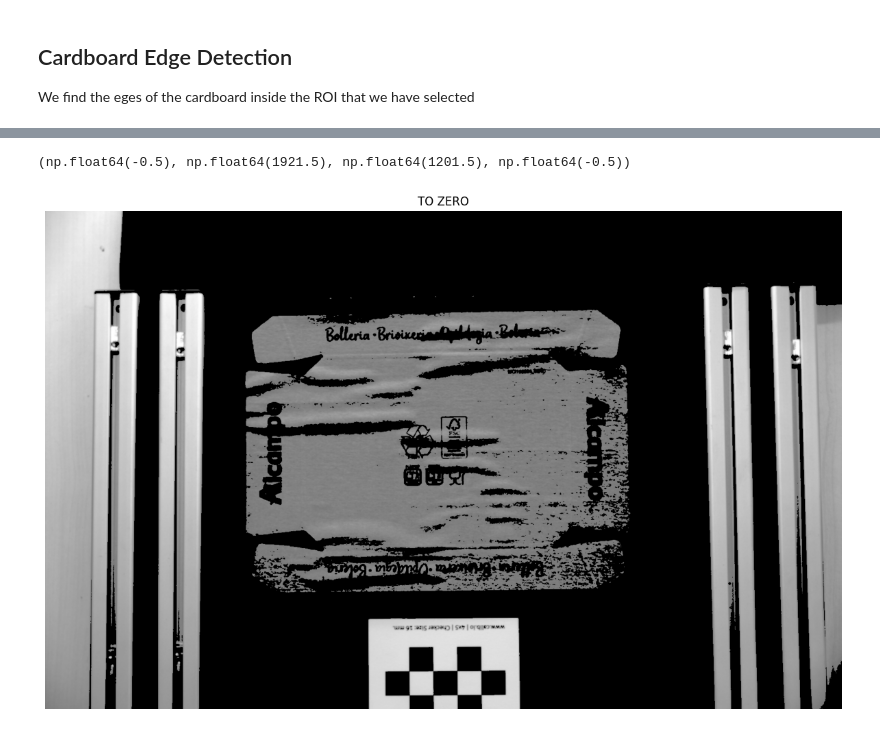
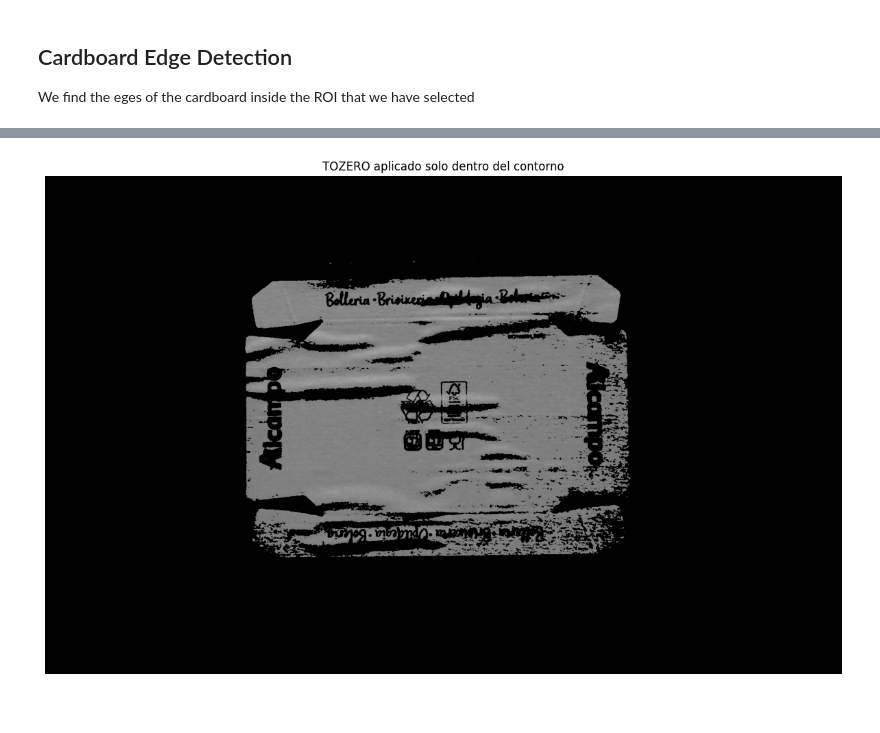
Before and after one commit to fore1806/CBFD, a Jupyter notebook: large_Bubbles.ipynb, the cells around one changed output, grey strips where cells are left out. Saved outputs shown, nothing was run; the diff lists cells and outputs as text; code cells hidden in the pictures.

```diff
--- a/large_Bubbles.ipynb
+++ b/large_Bubbles.ipynb
@@ -205,0 +200,20 @@ Borders detected: 6285
+# %%
+# We find the contours of the image
+contours, _ = cv.findContours(canny_edges, cv.RETR_EXTERNAL, cv.CHAIN_APPROX_SIMPLE)
+
+# We only keep the contours with the maximum area
+max_contour = max(contours, key=cv.contourArea)
+
+# We have to do the offset of the ROI
+max_contour_offset = max_contour + np.array([[[x_roi, y_roi]]])
+
+# We draw the contours in red
+contour_img = cv.cvtColor(udst_crop_img, cv.COLOR_GRAY2BGR)
+cv.drawContours(contour_img, [max_contour_offset], -1, (0, 0, 255), thickness=2)
+
+# The results are shown
+plt.figure(figsize=(15, 10))
+plt.title("Cardboard Contours")
+plt.imshow(cv.cvtColor(contour_img, cv.COLOR_BGR2RGB))
+plt.axis("off")
+plt.show()
@@ -206,13 +295,22 @@ Borders detected: 6285
 # %%
-# Thresholding the imnage
+# --- 1. Crear máscara en negro del tamaño de la imagen ---
+mask = np.zeros_like(udst_crop_img, dtype=np.uint8)
+
+# --- 2. Dibujar el contorno deseado sobre la máscara en blanco ---
+cv.drawContours(mask, [max_contour_offset], -1, color=255, thickness=-1)  # Relleno blanco en la zona del contorno
+
+# --- 3. Aplicar el umbral TOZERO a toda la imagen ---
 thValue = 120
-_ , thTOZERO = cv.threshold(udst_crop_img,thValue,255,cv.THRESH_TOZERO)
+_, thTOZERO_full = cv.threshold(udst_crop_img, thValue, 255, cv.THRESH_TOZERO)
 
-# Let's see the results
+# --- 4. Combinar usando la máscara: mantener solo dentro del contorno ---
+thTOZERO_masked = cv.bitwise_and(thTOZERO_full, thTOZERO_full, mask=mask)
+
+# --- 5. Visualizar resultado ---
 plt.figure(figsize=(15, 10))
-plt.imshow(thTOZERO, cmap="gray", vmin=0, vmax=255) # to complete
-plt.title("TO ZERO")
+plt.imshow(thTOZERO_masked, cmap="gray", vmin=0, vmax=255)
+plt.title("TOZERO aplicado solo dentro del contorno")
 plt.axis("off")
+plt.show()
 # %% [output]
-(np.float64(-0.5), np.float64(1921.5), np.float64(1201.5), np.float64(-0.5))
-[figure, old version]
+[figure, new version]
```
Also changed, not shown: parts of 6 cells of this notebook.
